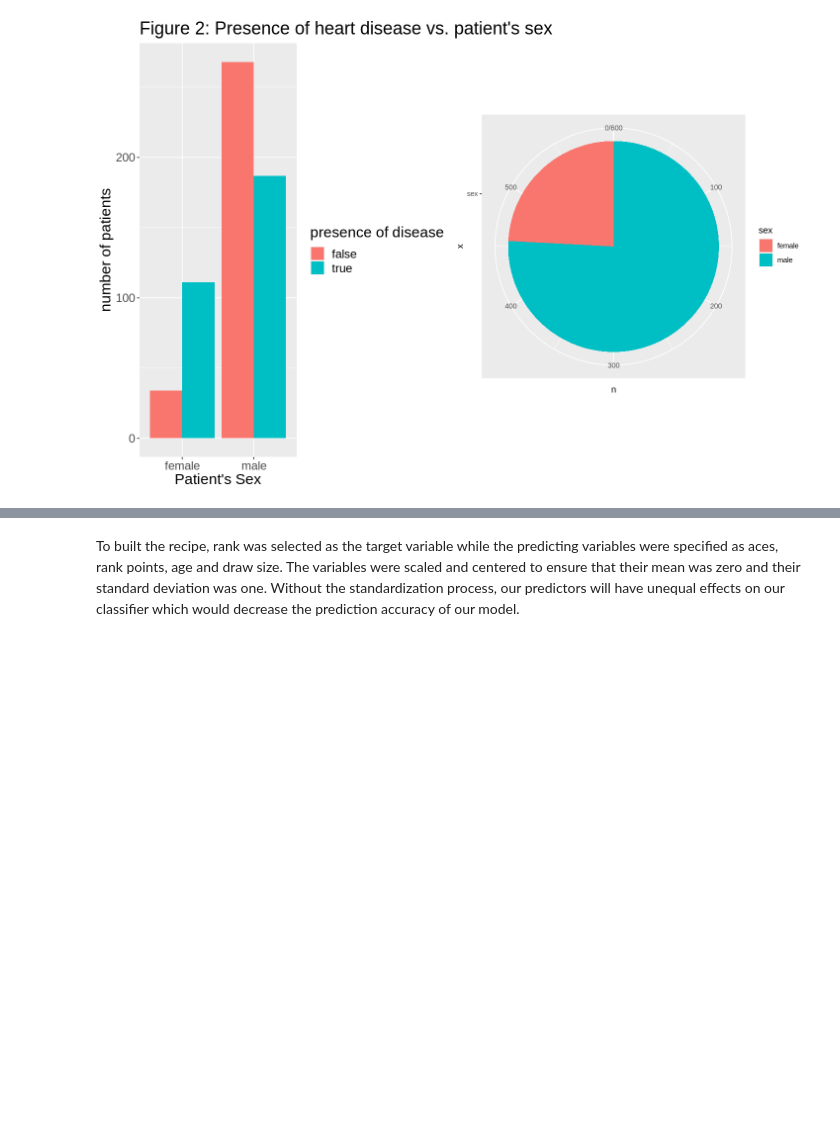
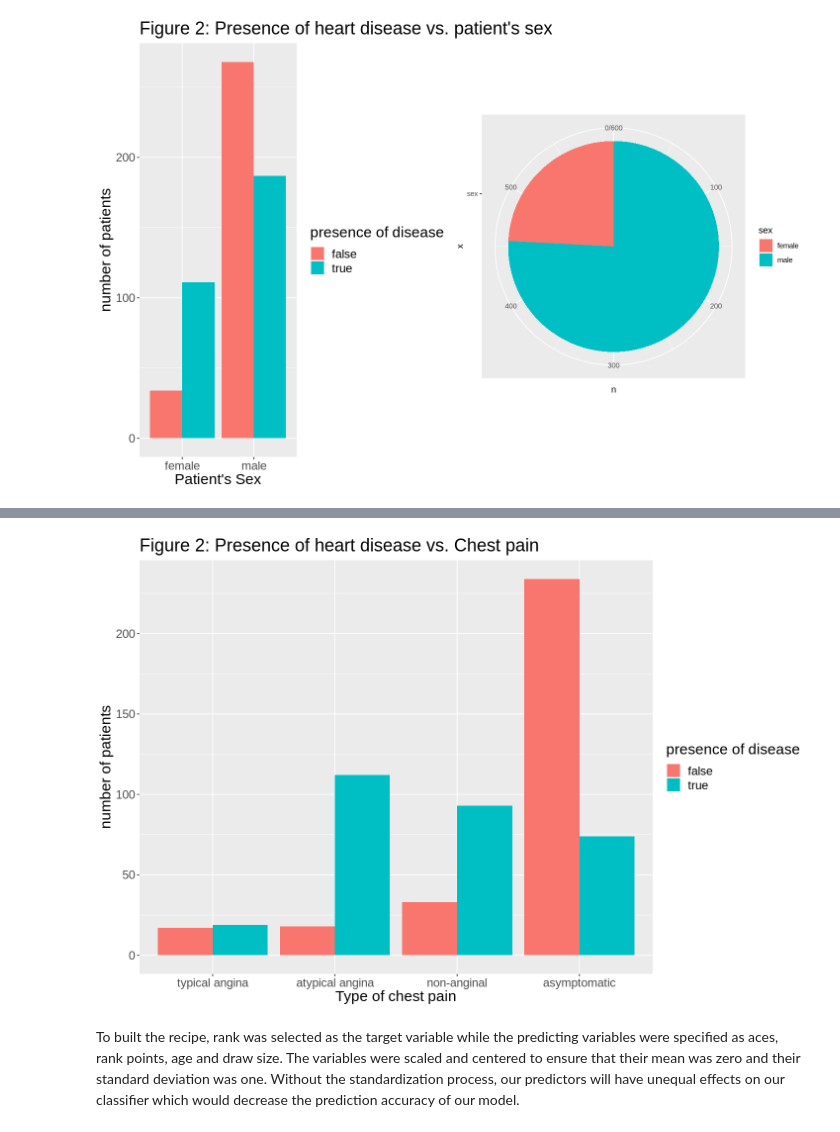
Before and after one commit to ciaraaf/dsci_grp_156, a Jupyter notebook: heart2.ipynb, the cells around one changed output, grey strips where cells are left out. Drawn from its saved outputs; the diff is of its cells as text; code cells hidden in the pictures; blank space fills up the shorter version.

```diff
--- a/heart2.ipynb
+++ b/heart2.ipynb
@@ -364,3 +410,15 @@ chol_dist
+# %%
+
+#plot relationship
+
+options(repr.plot.width = 12, repr.plot.height = 8)
+type_dist <- ggplot(heart_train, aes(x = type, fill = disease)) +
+                  geom_bar(position= "dodge") +
+                  labs(x = "Type of chest pain", y = "number of patients",fill = "presence of disease",title = "Figure 2: Presence of heart disease vs. Chest pain") +
+                  theme(text = element_text(size = 18))
+type_dist
+# %% [output]
+[figure, added]
 # %%
 ##predictive analysis
 # %% [markdown]
```
Also changed, not shown: parts of 19 cells of this notebook.
